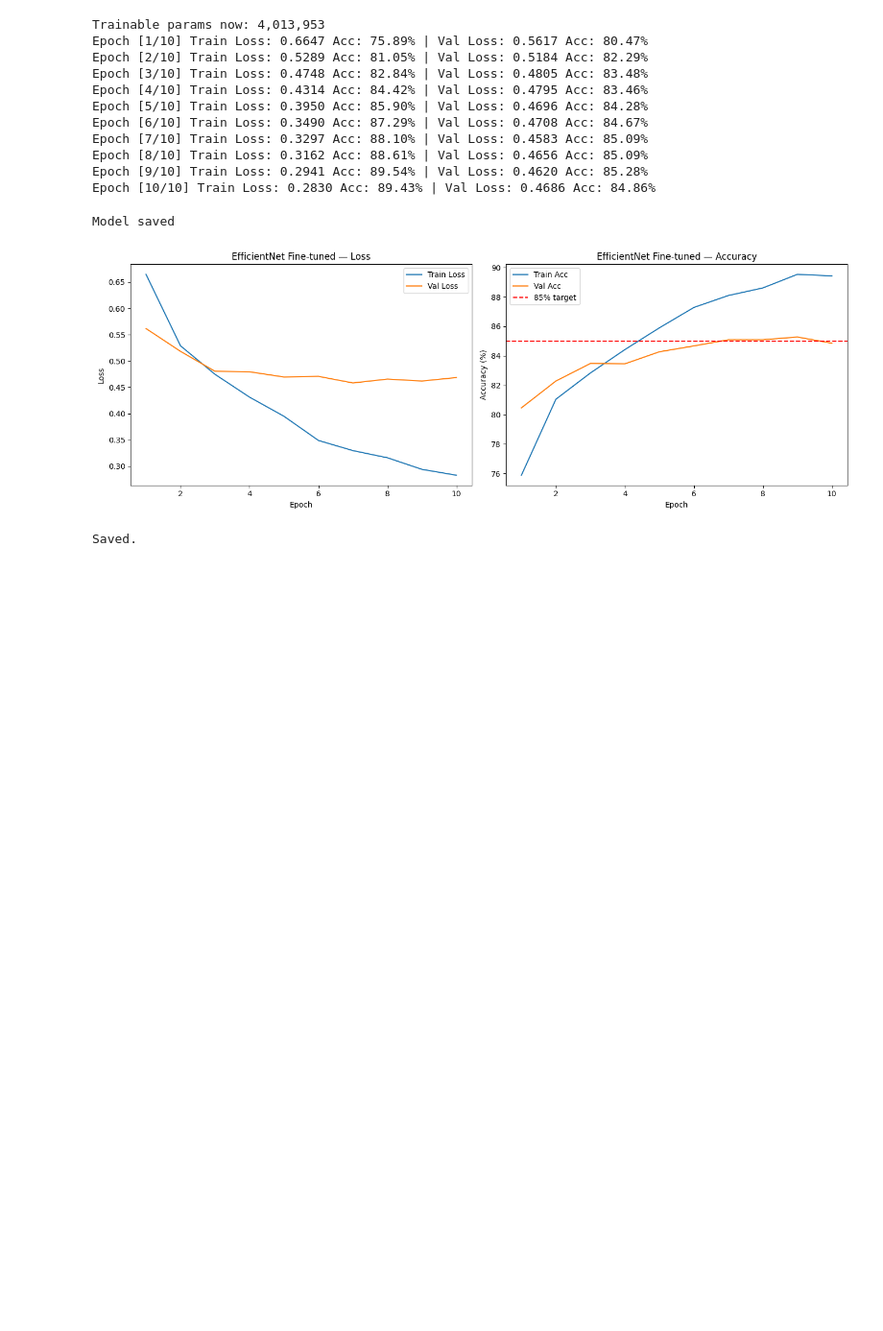
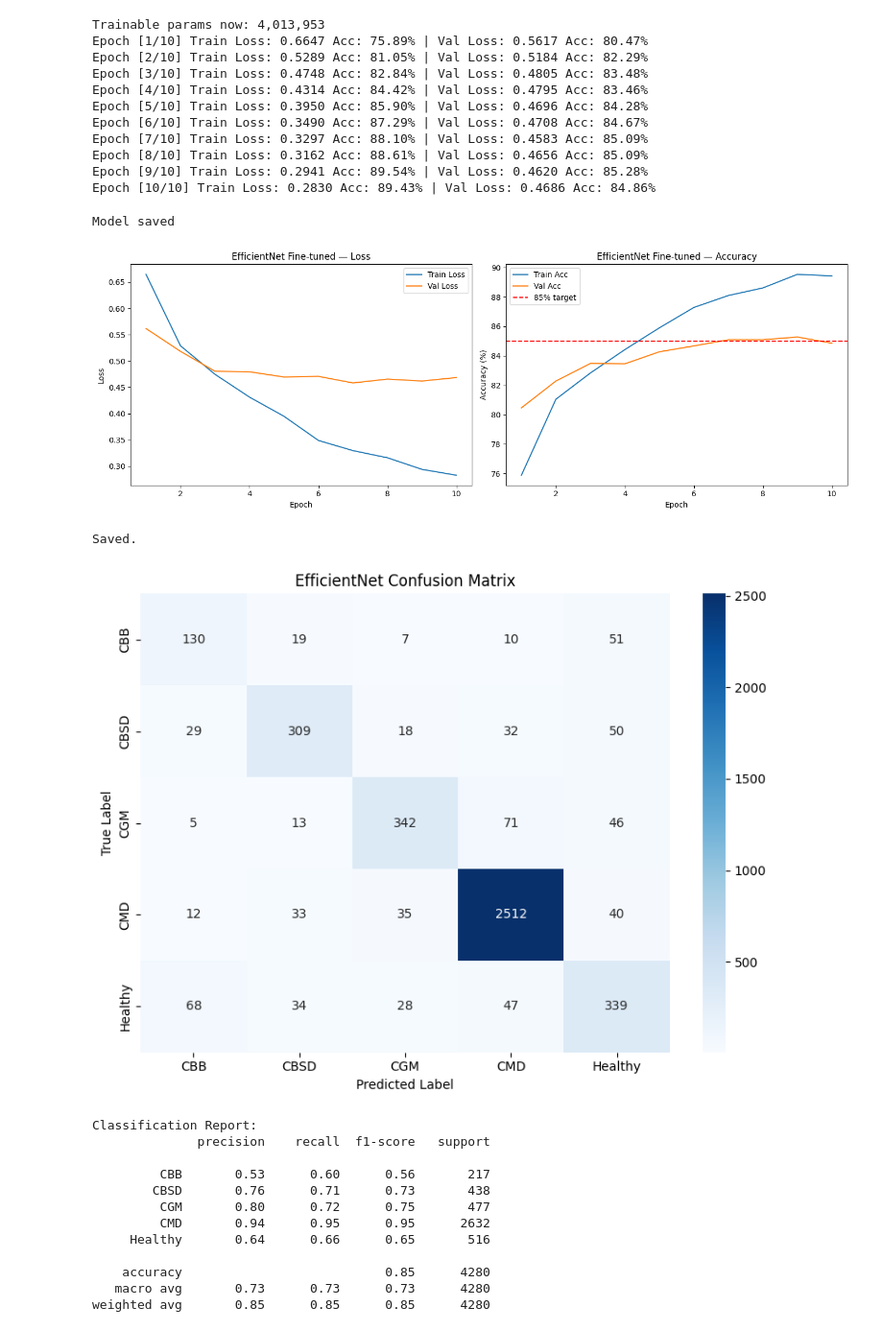
Before and after one commit to aryanparija/Cassava-Leaf-Disease-Classification, a Jupyter notebook: notebooks/02_modelling.ipynb, the cells around one changed output. Shown at 96% size. Drawn from its saved outputs; the diff is of its cells as text; code cells hidden in the pictures; blank space fills up the shorter version.

Commit message:
add confusion matrix and per-class metrics — macro avg 73%, CBB weakest (53% precision) as expected from EDA

```diff
--- a/notebooks/02_modelling.ipynb
+++ b/notebooks/02_modelling.ipynb
@@ -459,3 +459,53 @@ print("Saved.")
 # %% [output]
 [figure]
 Saved.
+# %%
+# Cell 18 — Confusion matrix + per-class metrics
+from sklearn.metrics import confusion_matrix, classification_report
+import seaborn as sns
+
+# Get all predictions on val set
+transfer_model.eval()
+all_preds = []
+all_labels = []
+
+with torch.no_grad():
+    for images, labels in val_loader:
+        images = images.to(device)
+        outputs = transfer_model(images)
+        _, predicted = outputs.max(1)
+        all_preds.extend(predicted.cpu().numpy())
+        all_labels.extend(labels.numpy())
+
+# Class names
+class_names = ['CBB', 'CBSD', 'CGM', 'CMD', 'Healthy']
+
+# Confusion matrix
+cm = confusion_matrix(all_labels, all_preds)
+plt.figure(figsize=(8, 6))
+sns.heatmap(cm, annot=True, fmt='d', cmap='Blues',
+            xticklabels=class_names, yticklabels=class_names)
+plt.title('EfficientNet Confusion Matrix')
+plt.ylabel('True Label')
+plt.xlabel('Predicted Label')
+plt.tight_layout()
+plt.savefig('confusion_matrix.png', dpi=150)
+plt.show()
+
+# Per-class metrics
+print("\nClassification Report:")
+print(classification_report(all_labels, all_preds, target_names=class_names))
+# %% [output]
+[figure, added]
+Classification Report:
+              precision    recall  f1-score   support
+
+         CBB       0.53      0.60      0.56       217
+        CBSD       0.76      0.71      0.73       438
+         CGM       0.80      0.72      0.75       477
+         CMD       0.94      0.95      0.95      2632
+     Healthy       0.64      0.66      0.65       516
+
+    accuracy                           0.85      4280
+   macro avg       0.73      0.73      0.73      4280
+weighted avg       0.85      0.85      0.85      4280
```
